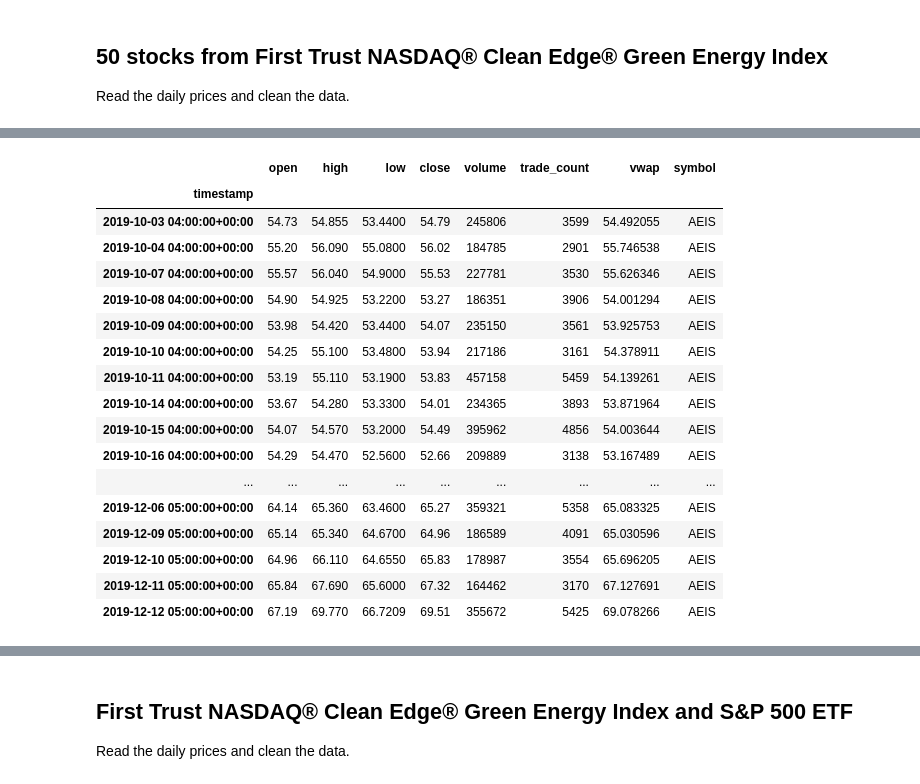
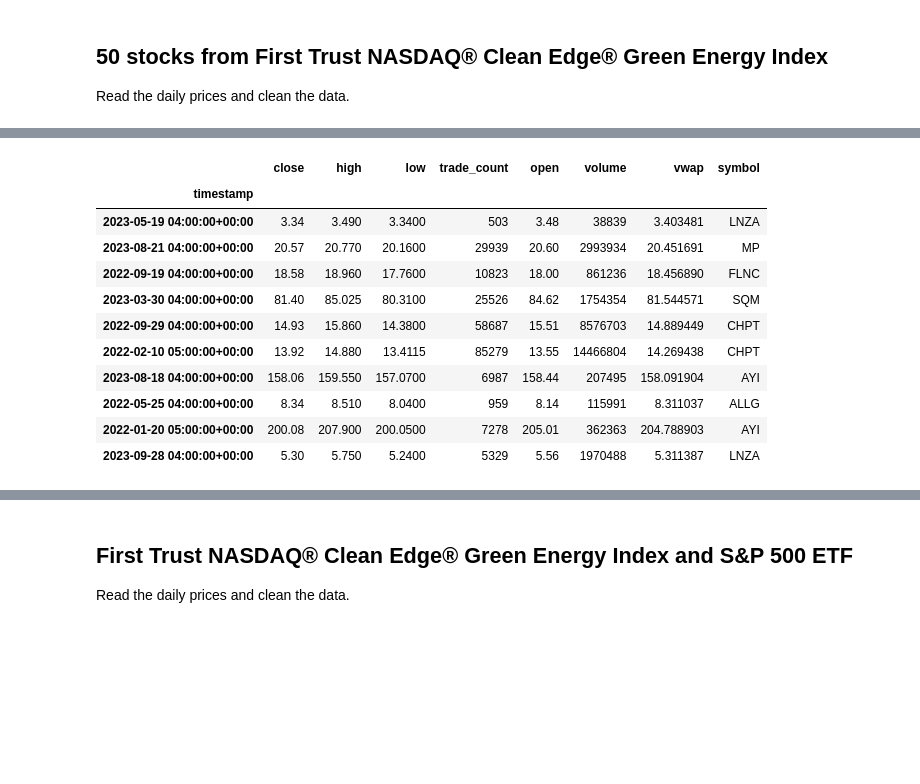
Before and after one commit to ahcano/project1_group4, a Jupyter notebook: green_dataprep.ipynb, the cells around one changed output, grey strips where cells are left out. Saved outputs shown, nothing was run; the diff lists cells and outputs as text; code cells hidden in the pictures; blank space fills up the shorter version.

```diff
--- a/green_dataprep.ipynb
+++ b/green_dataprep.ipynb
@@ -80,41 +106,35 @@ df_ticker.head(50)
 # %%
 # Set timeframe to "1Day"
 timeframe = "1Day"
 
-# Set start and end datetimes of 1 year, between now and 365 days ago.
-start_date = pd.Timestamp("2019-10-03", tz="America/New_York").isoformat()
+# Set start and end datetimes of 3 year, between now and 365 days ago.
+start_date = pd.Timestamp("2022-01-01", tz="America/New_York").isoformat()
 end_date = pd.Timestamp("2023-10-06", tz="America/New_York").isoformat()
 
 # Set the stock tickers
-tickers = ["BEP", "ALGM", "AYI", "POWI", "WOLF", "ORA", "PLUG", "ENS", "AEIS", "LTHM"]
+tickers_3 = ["ALB", "AYI", "LTHM", "MP", "SQM", "FLNC", "CHPT", "MNTK", "BLDP", "LNZA", "ALLG"]
 
 # Get 1 year's worth of historical data for all stocks
 # HINT: Set "limit" to at least 10000 so all ticker rows are captured from get_bars()
-df_ticker = api.get_bars(
-    tickers,
+df_Resources = api.get_bars(
+    tickers_3,
     timeframe,
     start=start_date,
     end=end_date, limit = 10000
 ).df
 
 # Display sample data
-df_ticker.head(50)
+df_Resources.sample(10)
 # %% [output]
-|  | open | high | low | close | volume | trade_count | vwap | symbol |
+|  | close | high | low | trade_count | open | volume | vwap | symbol |
 | timestamp |  |  |  |  |  |  |  |  |
-| 2019-10-03 04:00:00+00:00 | 54.73 | 54.855 | 53.4400 | 54.79 | 245806 | 3599 | 54.492055 | AEIS |
-| 2019-10-04 04:00:00+00:00 | 55.20 | 56.090 | 55.0800 | 56.02 | 184785 | 2901 | 55.746538 | AEIS |
-| 2019-10-07 04:00:00+00:00 | 55.57 | 56.040 | 54.9000 | 55.53 | 227781 | 3530 | 55.626346 | AEIS |
-| 2019-10-08 04:00:00+00:00 | 54.90 | 54.925 | 53.2200 | 53.27 | 186351 | 3906 | 54.001294 | AEIS |
-| 2019-10-09 04:00:00+00:00 | 53.98 | 54.420 | 53.4400 | 54.07 | 235150 | 3561 | 53.925753 | AEIS |
-| 2019-10-10 04:00:00+00:00 | 54.25 | 55.100 | 53.4800 | 53.94 | 217186 | 3161 | 54.378911 | AEIS |
-| 2019-10-11 04:00:00+00:00 | 53.19 | 55.110 | 53.1900 | 53.83 | 457158 | 5459 | 54.139261 | AEIS |
-| 2019-10-14 04:00:00+00:00 | 53.67 | 54.280 | 53.3300 | 54.01 | 234365 | 3893 | 53.871964 | AEIS |
-| 2019-10-15 04:00:00+00:00 | 54.07 | 54.570 | 53.2000 | 54.49 | 395962 | 4856 | 54.003644 | AEIS |
-| 2019-10-16 04:00:00+00:00 | 54.29 | 54.470 | 52.5600 | 52.66 | 209889 | 3138 | 53.167489 | AEIS |
-| ... | ... | ... | ... | ... | ... | ... | ... | ... |
-| 2019-12-06 05:00:00+00:00 | 64.14 | 65.360 | 63.4600 | 65.27 | 359321 | 5358 | 65.083325 | AEIS |
-| 2019-12-09 05:00:00+00:00 | 65.14 | 65.340 | 64.6700 | 64.96 | 186589 | 4091 | 65.030596 | AEIS |
-| 2019-12-10 05:00:00+00:00 | 64.96 | 66.110 | 64.6550 | 65.83 | 178987 | 3554 | 65.696205 | AEIS |
-| 2019-12-11 05:00:00+00:00 | 65.84 | 67.690 | 65.6000 | 67.32 | 164462 | 3170 | 67.127691 | AEIS |
-| 2019-12-12 05:00:00+00:00 | 67.19 | 69.770 | 66.7209 | 69.51 | 355672 | 5425 | 69.078266 | AEIS |
+| 2023-05-19 04:00:00+00:00 | 3.34 | 3.490 | 3.3400 | 503 | 3.48 | 38839 | 3.403481 | LNZA |
+| 2023-08-21 04:00:00+00:00 | 20.57 | 20.770 | 20.1600 | 29939 | 20.60 | 2993934 | 20.451691 | MP |
+| 2022-09-19 04:00:00+00:00 | 18.58 | 18.960 | 17.7600 | 10823 | 18.00 | 861236 | 18.456890 | FLNC |
+| 2023-03-30 04:00:00+00:00 | 81.40 | 85.025 | 80.3100 | 25526 | 84.62 | 1754354 | 81.544571 | SQM |
+| 2022-09-29 04:00:00+00:00 | 14.93 | 15.860 | 14.3800 | 58687 | 15.51 | 8576703 | 14.889449 | CHPT |
+| 2022-02-10 05:00:00+00:00 | 13.92 | 14.880 | 13.4115 | 85279 | 13.55 | 14466804 | 14.269438 | CHPT |
+| 2023-08-18 04:00:00+00:00 | 158.06 | 159.550 | 157.0700 | 6987 | 158.44 | 207495 | 158.091904 | AYI |
+| 2022-05-25 04:00:00+00:00 | 8.34 | 8.510 | 8.0400 | 959 | 8.14 | 115991 | 8.311037 | ALLG |
+| 2022-01-20 05:00:00+00:00 | 200.08 | 207.900 | 200.0500 | 7278 | 205.01 | 362363 | 204.788903 | AYI |
+| 2023-09-28 04:00:00+00:00 | 5.30 | 5.750 | 5.2400 | 5329 | 5.56 | 1970488 | 5.311387 | LNZA |
```
Also changed, not shown: parts of 18 cells of this notebook.
